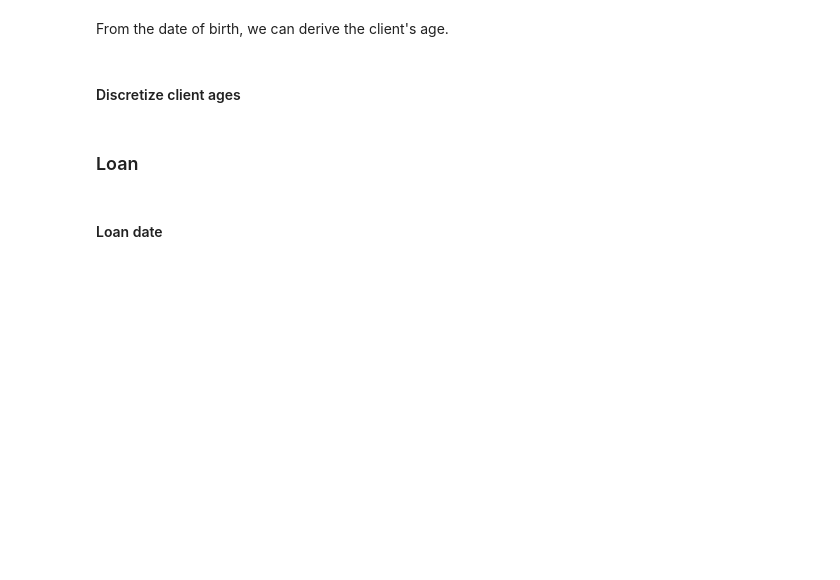
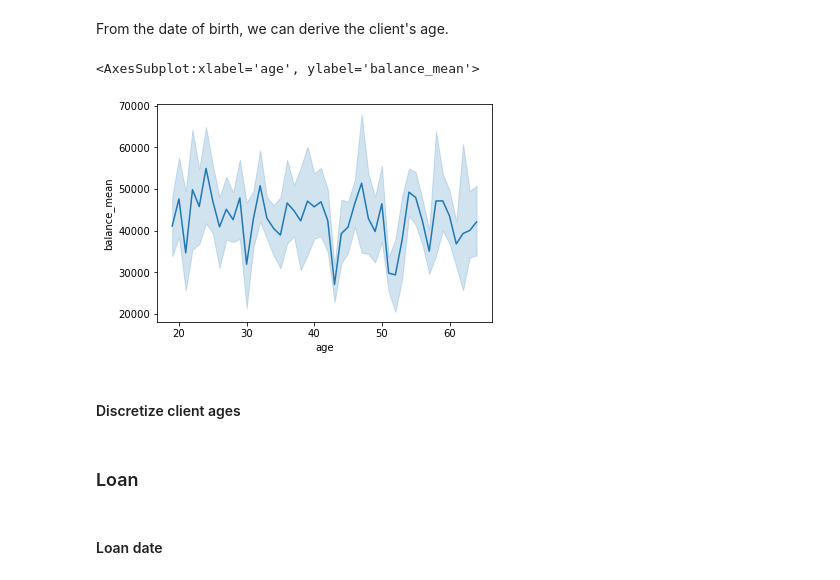
Before and after one commit to JoaoCostaIFG/AC, a Jupyter notebook: Banking.ipynb, the cells around one changed output. Cells and saved outputs as stored; diff of their text form; code cells hidden in the pictures; blank space fills up the shorter version.

```diff
--- a/Banking.ipynb
+++ b/Banking.ipynb
@@ -654,11 +917,17 @@ client_df['is_male'] = client_df.apply(identify_gender, axis=1)
 # %% [markdown]
 From the date of birth, we can derive the client's age.
 # %%
-def identify_year(row):
-    birth = row['birth_number']
-    year = birth // 10000
-    return year
+def identify_year(df):
+    def identify_year_inner(row):
+        birth = row['birth_number']
+        year = birth // 10000
+        return year
 
-# create a new age column with client's age in year
-# dataset is from 99
-client_df['age'] = 99 - client_df.apply(identify_year, axis=1)
+    # create a new age column with client's age in year
+    # dataset is from 99
+    df['age'] = 99 - df.apply(identify_year_inner, axis=1)
+    df.drop(['birth_number'], axis=1, inplace=True)
+    return df
+
+df = identify_year(df)
+df_test = identify_year(df_test)
@@ -667,3 +934,8 @@ client_df.drop(['birth_number'], axis=1, inplace=True)
+# %%
+sb.lineplot(x="age", y="balance_mean", data=df)
+# %% [output]
+<AxesSubplot:xlabel='age', ylabel='balance_mean'>
+[figure, added]
 # %% [markdown]
 #### Discretize client ages
 # %%
```
Also changed, not shown: parts of 37 cells of this notebook.
